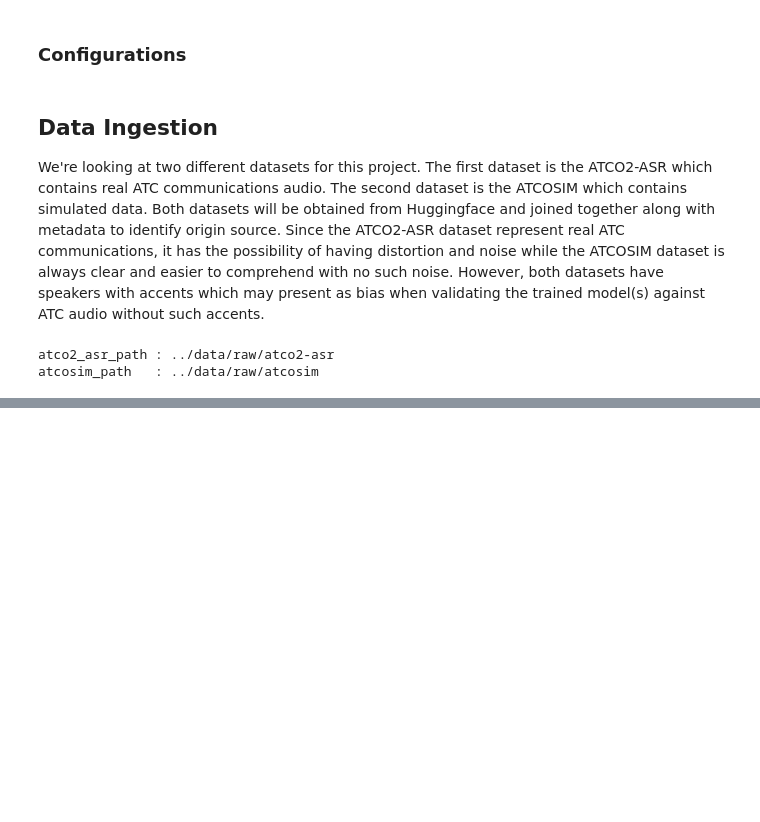
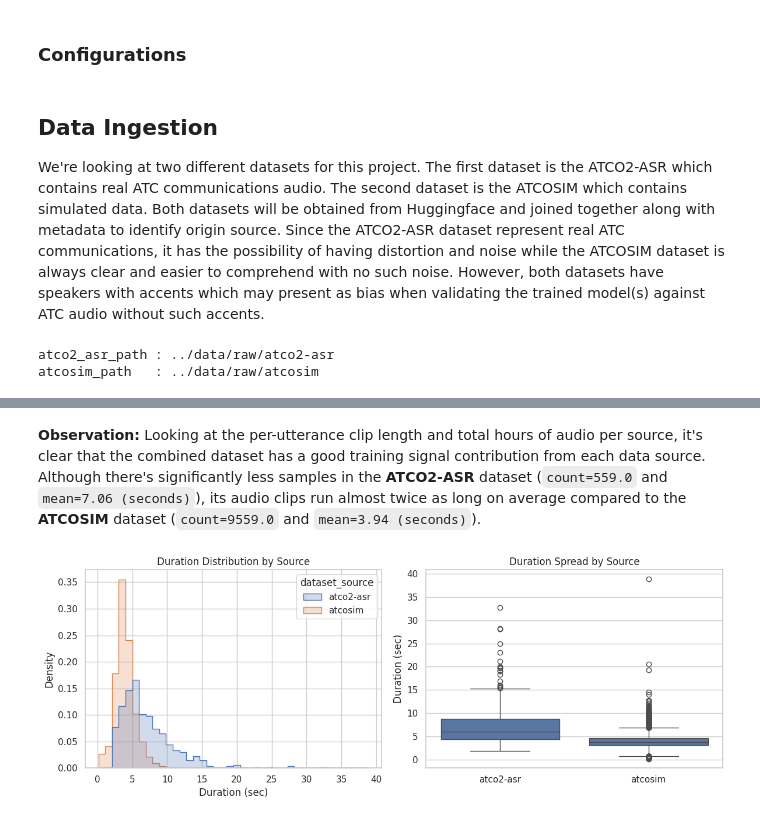
Before and after one commit to BrettFX/UMBC-DATA606-Capstone, a Jupyter notebook: notebooks/allen_data_606_proposal_eda.ipynb, the cells around one changed output, grey strips where cells are left out. Saved outputs shown, nothing was run; the diff lists cells and outputs as text; code cells hidden in the pictures; blank space fills up the shorter version.

```diff
--- a/notebooks/allen_data_606_proposal_eda.ipynb
+++ b/notebooks/allen_data_606_proposal_eda.ipynb
@@ -26,5 +49,9 @@ import os
 # %% [markdown]
 ### Configurations
+# %%
+%matplotlib inline
+sns.set_theme(style="whitegrid")
+disable_progress_bars()  # keep re-runs free of noisy download/map/cast tqdm output
 # %%
 data_dir = "../data/"
 # %% [markdown]
@@ -45,0 +155,13 @@ atcosim_dataset = load_dataset("jlvdoorn/atcosim", cache_dir=atcosim_path)
+# %%
+# Loading, tagging, schema-alignment, resampling, and metadata derivation all
+# live in `DataIngestPipeline` (../src/data_ingest_pipeline.py) so the
+# same logic can be reused later during model training (e.g., as a pipline).
+#
+# `run()` caches the output under `../data/processed/`: the first call does
+# the full download + resample (supports running on parallel threads to impprove runtime speed; pass
+# `num_proc=` to the constructor to do this).
+# Later calls just reload from disk. Pass `force=True` to force a full recompute (e.g. after
+# changing `target_sample_rate`).
+pipeline = DataIngestPipeline(data_dir=data_dir)
+combined_dataset, utterance_df = pipeline.run()
+combined_dataset
@@ -45,0 +244,21 @@ atcosim_dataset = load_dataset("jlvdoorn/atcosim", cache_dir=atcosim_path)
+# %% [markdown]
+**Observation:** Looking at the per-utterance clip length and total hours of audio per source, it's clear that the combined dataset has a good training signal contribution from each data source. Although there's significantly less samples in the **ATCO2-ASR** dataset (`count=559.0` and `mean=7.06 (seconds)`), its audio clips run almost twice as long on average compared to the **ATCOSIM** dataset (`count=9559.0` and `mean=3.94 (seconds)`).
+# %%
+fig, axes = plt.subplots(1, 2, figsize=(12, 4.5))
+
+sns.histplot(
+    data=utterance_df, x="duration_sec", hue="dataset_source", bins=40,
+    element="step", stat="density", common_norm=False, ax=axes[0],
+)
+axes[0].set_title("Duration Distribution by Source")
+axes[0].set_xlabel("Duration (sec)")
+
+sns.boxplot(data=utterance_df, x="dataset_source", y="duration_sec", ax=axes[1])
+axes[1].set_title("Duration Spread by Source")
+axes[1].set_xlabel("")
+axes[1].set_ylabel("Duration (sec)")
+
+plt.tight_layout()
+plt.show()
+# %% [output]
+[figure, added]
```
Also changed, not shown: parts of 68 cells of this notebook, 5 other files.
